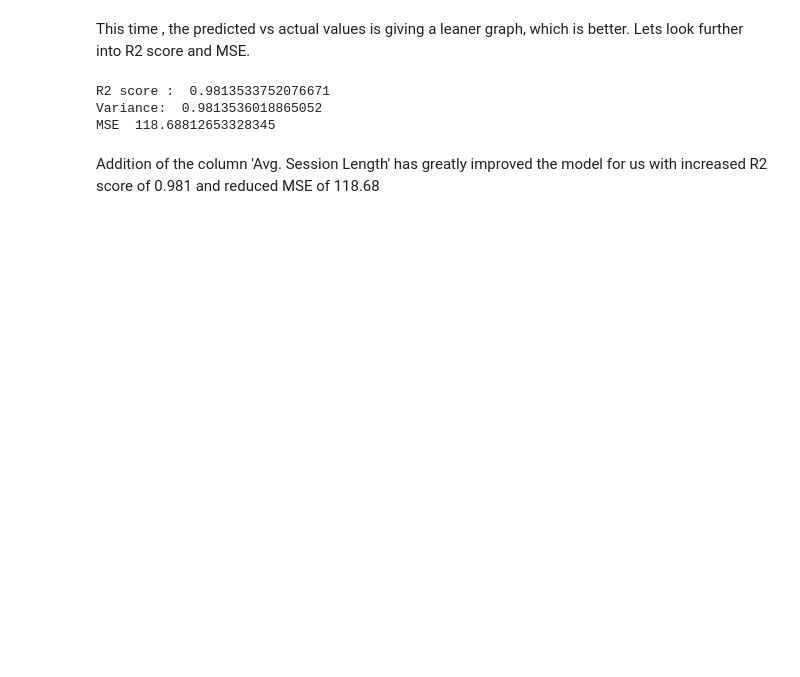
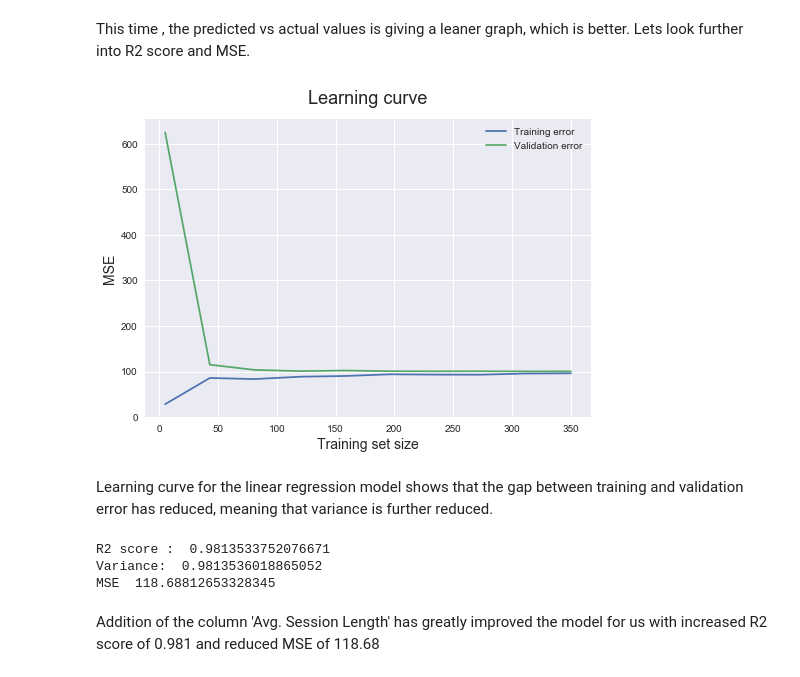
Before and after one commit to fahadanwar10/LinearRegression, a Jupyter notebook: Linear_Regression_Ecomm_Data.ipynb, the cells around one changed output. Saved outputs shown, nothing was run; the diff lists cells and outputs as text; code cells hidden in the pictures; blank space fills up the shorter version.

```diff
--- a/Linear_Regression_Ecomm_Data.ipynb
+++ b/Linear_Regression_Ecomm_Data.ipynb
@@ -128,5 +152,11 @@ Text(0, 0.5, 'Predicted values')
 # %% [markdown]
 This time , the predicted vs actual values is giving a leaner graph, which is better. Lets look further into R2 score and MSE.
+# %%
+plot_lc(lm,x,y,np.linspace(5, len(x_train), 10, dtype='int'))
+# %% [output]
+[figure, added]
+# %% [markdown]
+Learning curve for the linear regression model shows that the gap between training and validation error has reduced, meaning that variance is further reduced.
 # %%
 print('R2 score : ',metrics.r2_score(y_test, result))
 print('Variance: ',metrics.explained_variance_score(y_test,result))
```
Also changed, not shown: parts of 9 cells of this notebook.
